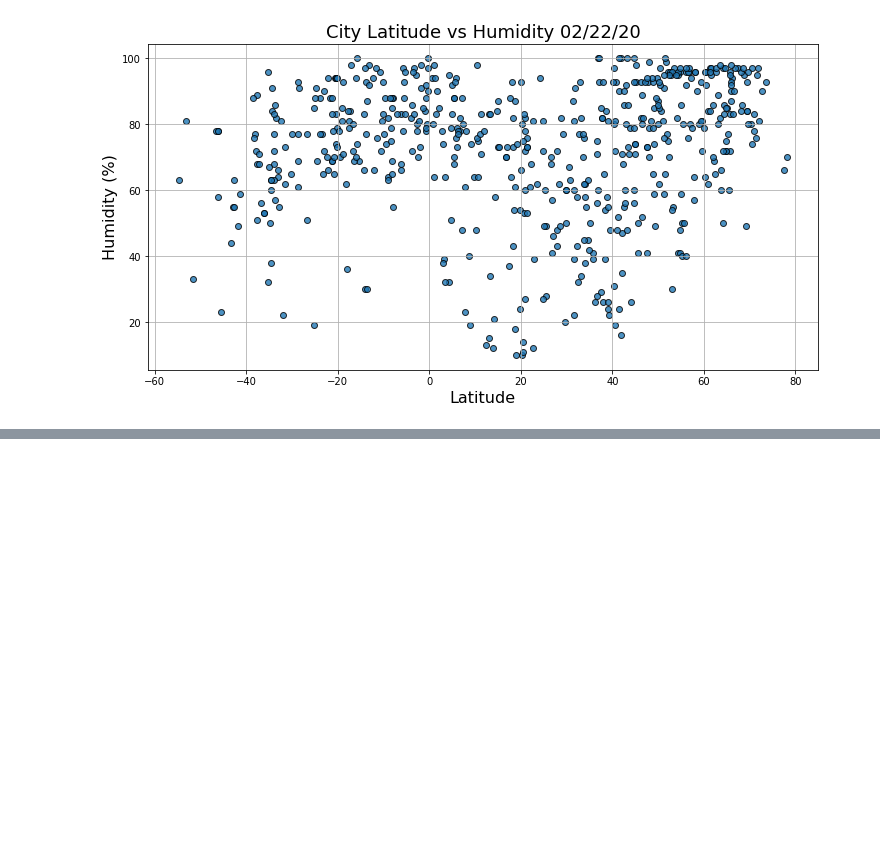
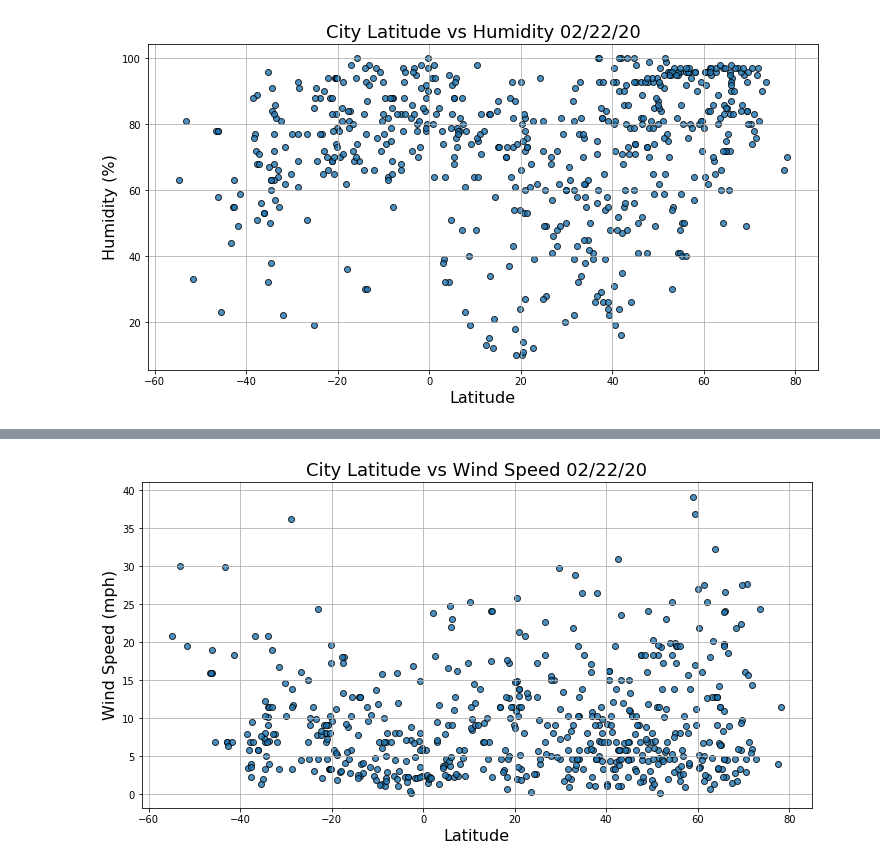
Before and after one commit to mattglibota/World_Weather_Analysis, a Jupyter notebook: WeatherPy.ipynb, the cells around one changed output, grey strips where cells are left out. Cells and saved outputs as stored; diff of their text form; code cells hidden in the pictures; blank space fills up the shorter version.

```diff
--- a/WeatherPy.ipynb
+++ b/WeatherPy.ipynb
@@ -187,0 +190,13 @@ fig.savefig("weather_data/Fig2_latvshumid.png")
+# %%
+fig, ax = plt.subplots(figsize=(12,6))
+ax.scatter(lats,wind, edgecolor="black", linewidths=1,
+          marker="o", alpha=0.8, label="Cities")
+ax.set_xlabel("Latitude", fontsize=16)
+ax.set_ylabel("Wind Speed (mph)", fontsize=16)
+ax.set_title("City Latitude vs Wind Speed " + time.strftime("%x")
+             , fontsize = 18)
+ax.grid(True)
+
+fig.savefig("weather_data/Fig4_latvswind.png")
+# %% [output]
+[figure, added]
```
Also changed, not shown: parts of 1 cell of this notebook.
